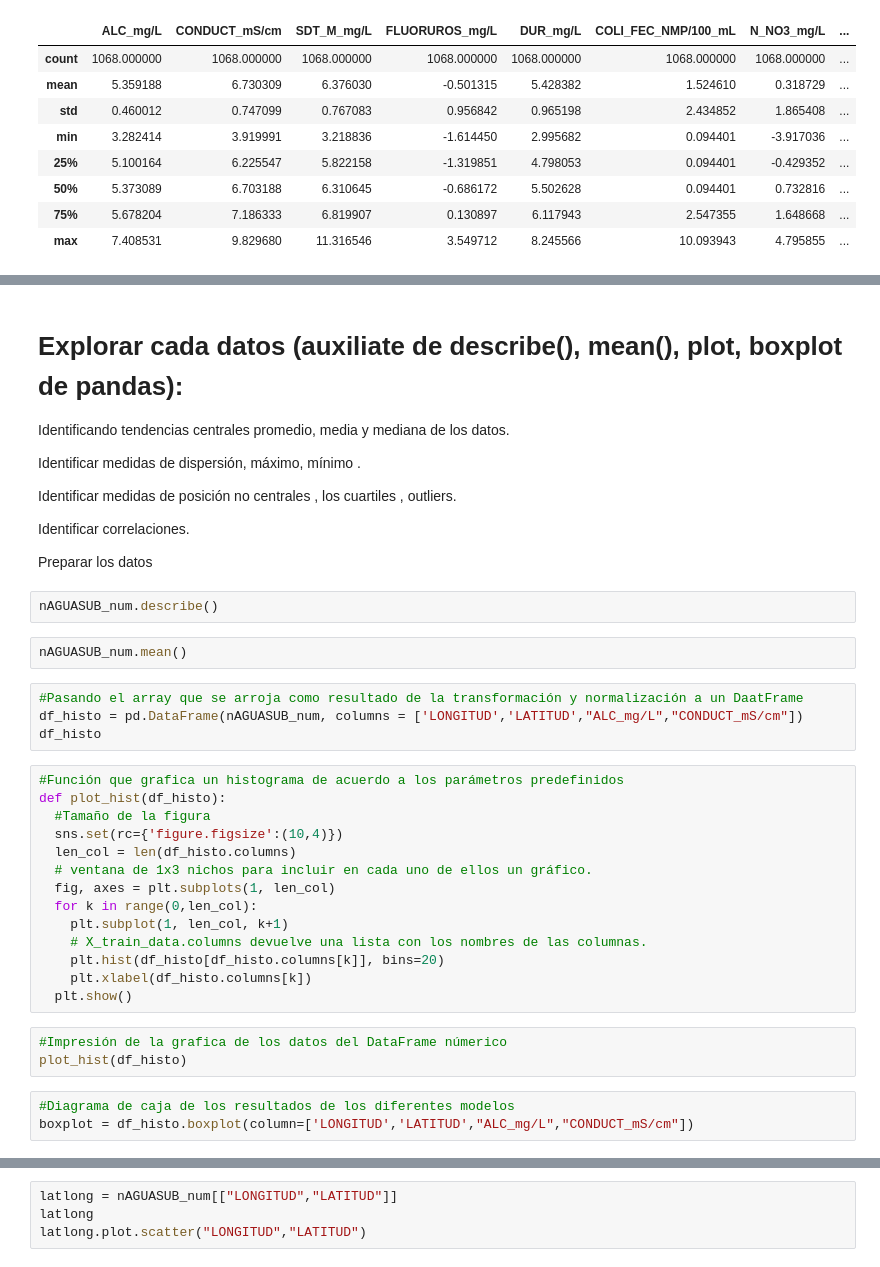
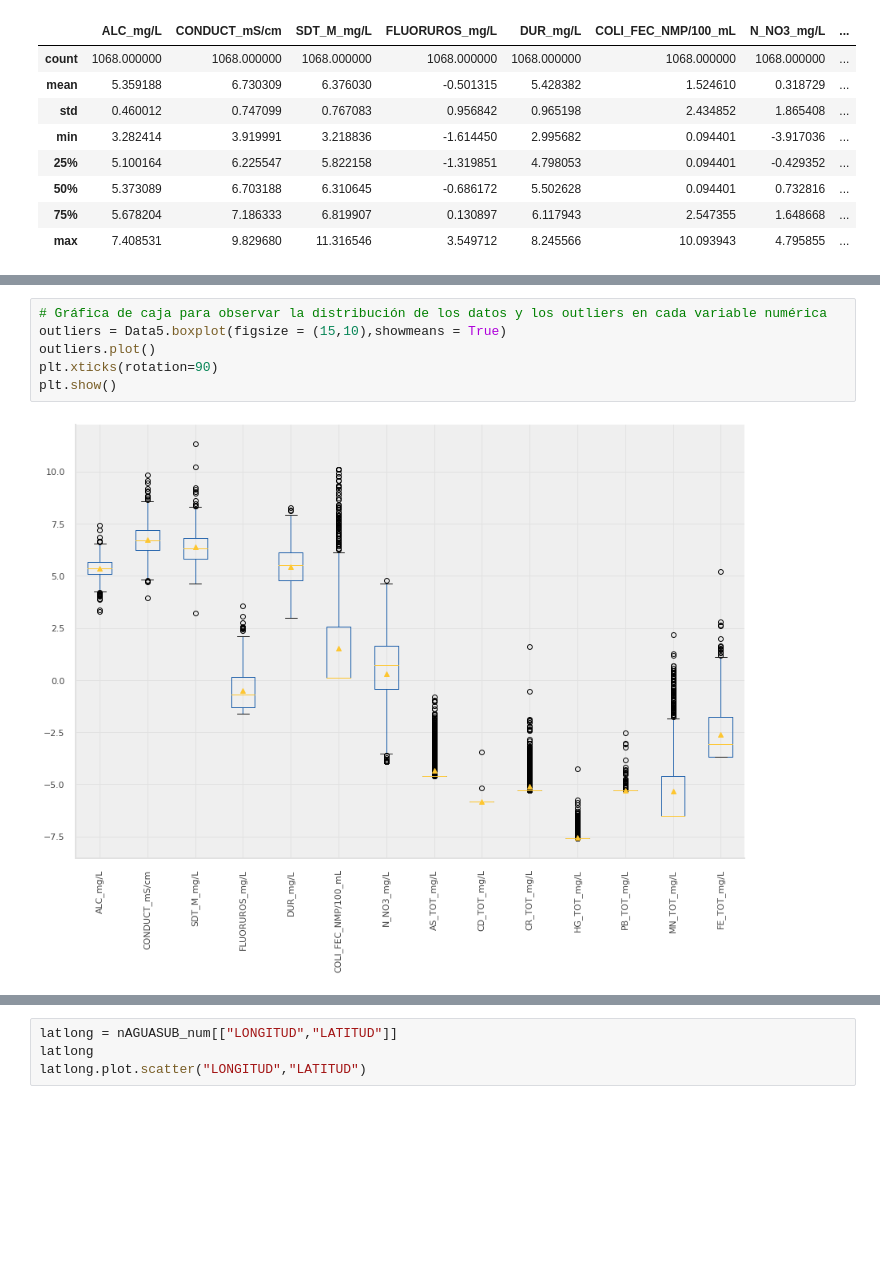
Before and after one commit to PosgradoMNA/actividades-del-projecto-cad_equipo_18, a Jupyter notebook: Equipo_18_Entrega_1_Aguas_Subterraneas.ipynb, the cells around one changed output, grey strips where cells are left out. Drawn from its saved outputs; the diff is of its cells as text; blank space fills up the shorter version.

```diff
--- a/Equipo_18_Entrega_1_Aguas_Subterraneas.ipynb
+++ b/Equipo_18_Entrega_1_Aguas_Subterraneas.ipynb
@@ -622,40 +640,8 @@ array([[<matplotlib.axes._subplots.AxesSubplot object at 0x...>,
-# %% [markdown]
-# Explorar  cada datos (auxiliate de describe(), mean(), plot, boxplot de pandas):
-
-Identificando tendencias centrales promedio, media y mediana de los datos.
-
-Identificar medidas de dispersión, máximo, mínimo .
-
-Identificar medidas de posición no centrales , los cuartiles , outliers.
-
-Identificar correlaciones.
-
-Preparar los datos
-# %%
-nAGUASUB_num.describe()
-# %%
-nAGUASUB_num.mean()
-# %%
-#Pasando el array que se arroja como resultado de la transformación y normalización a un DaatFrame
-df_histo = pd.DataFrame(nAGUASUB_num, columns = ['LONGITUD','LATITUD',"ALC_mg/L","CONDUCT_mS/cm"])
-df_histo
-# %%
-#Función que grafica un histograma de acuerdo a los parámetros predefinidos
-def plot_hist(df_histo):
-  #Tamaño de la figura
-  sns.set(rc={'figure.figsize':(10,4)})
-  len_col = len(df_histo.columns)
-  # ventana de 1x3 nichos para incluir en cada uno de ellos un gráfico.
-  fig, axes = plt.subplots(1, len_col)
-  for k in range(0,len_col):
-    plt.subplot(1, len_col, k+1)
-    # X_train_data.columns devuelve una lista con los nombres de las columnas.
-    plt.hist(df_histo[df_histo.columns[k]], bins=20)
-    plt.xlabel(df_histo.columns[k])
-  plt.show()
-# %%
-#Impresión de la grafica de los datos del DataFrame númerico
-plot_hist(df_histo)
-# %%
-#Diagrama de caja de los resultados de los diferentes modelos
-boxplot = df_histo.boxplot(column=['LONGITUD','LATITUD',"ALC_mg/L","CONDUCT_mS/cm"])
+# %%
+# Gráfica de caja para observar la distribución de los datos y los outliers en cada variable numérica
+outliers = Data5.boxplot(figsize = (15,10),showmeans = True)
+outliers.plot()
+plt.xticks(rotation=90)
+plt.show()
+# %% [output]
+[figure, added]
```
Also changed, not shown: parts of 5 cells of this notebook.
